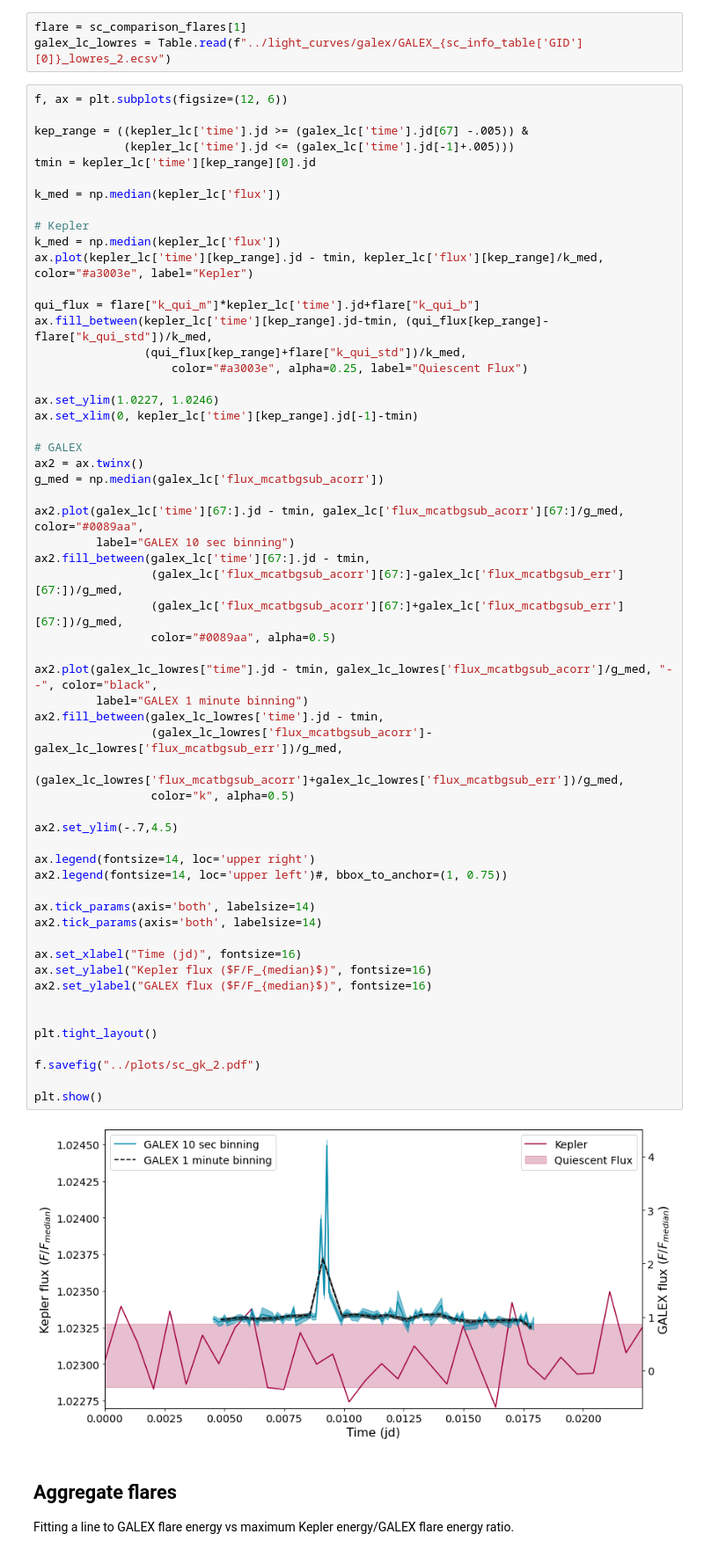
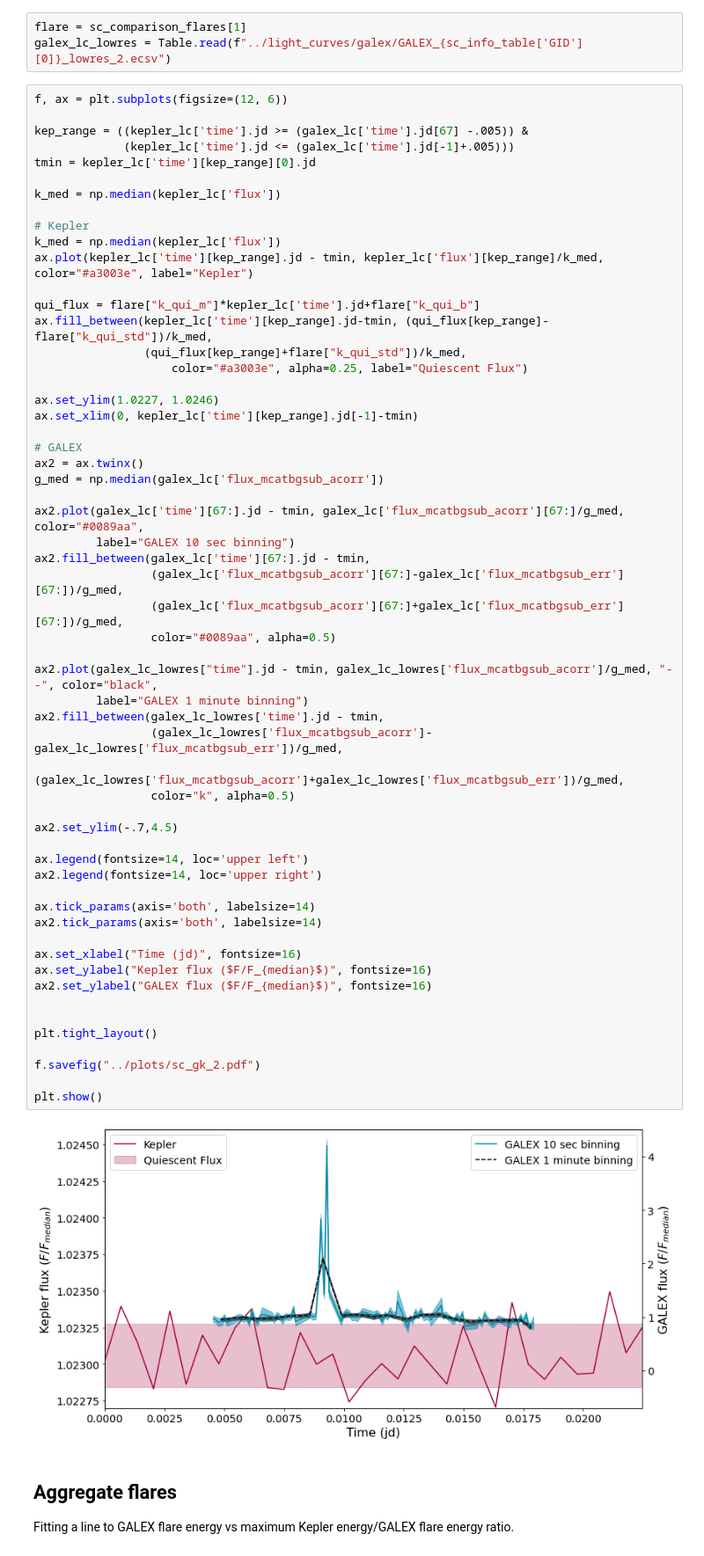
Before and after one commit to ceb8/optical_nuv_multiwavelength_flare_study, a Jupyter notebook: notebooks/10_Kepler_Nondetections.ipynb, the cells around one changed output. Shown at 88% size. Cells and saved outputs as stored; diff of their text form.

```diff
--- a/notebooks/10_Kepler_Nondetections.ipynb
+++ b/notebooks/10_Kepler_Nondetections.ipynb
@@ -553,36 +553,36 @@ ax2.plot(galex_lc['time'][67:].jd - tmin, galex_lc['flux_mcatbgsub_acorr'][67:]/
          label="GALEX 10 sec binning")
 ax2.fill_between(galex_lc['time'][67:].jd - tmin,
                  (galex_lc['flux_mcatbgsub_acorr'][67:]-galex_lc['flux_mcatbgsub_err'][67:])/g_med,
                  (galex_lc['flux_mcatbgsub_acorr'][67:]+galex_lc['flux_mcatbgsub_err'][67:])/g_med,
                  color="#0089aa", alpha=0.5)
 
 ax2.plot(galex_lc_lowres["time"].jd - tmin, galex_lc_lowres['flux_mcatbgsub_acorr']/g_med, "--", color="black",
          label="GALEX 1 minute binning")
 ax2.fill_between(galex_lc_lowres['time'].jd - tmin,
                  (galex_lc_lowres['flux_mcatbgsub_acorr']-galex_lc_lowres['flux_mcatbgsub_err'])/g_med,
                  (galex_lc_lowres['flux_mcatbgsub_acorr']+galex_lc_lowres['flux_mcatbgsub_err'])/g_med,
                  color="k", alpha=0.5)
 
 ax2.set_ylim(-.7,4.5)
 
-ax.legend(fontsize=14, loc='upper right')
-ax2.legend(fontsize=14, loc='upper left')#, bbox_to_anchor=(1, 0.75))
+ax.legend(fontsize=14, loc='upper left')
+ax2.legend(fontsize=14, loc='upper right')
 
 ax.tick_params(axis='both', labelsize=14)
 ax2.tick_params(axis='both', labelsize=14)
 
 ax.set_xlabel("Time (jd)", fontsize=16)
 ax.set_ylabel("Kepler flux ($F/F_{median}$)", fontsize=16)
 ax2.set_ylabel("GALEX flux ($F/F_{median}$)", fontsize=16)
 
 
 plt.tight_layout()
 
 f.savefig("../plots/sc_gk_2.pdf")
 
 plt.show()
 # %% [output]
-[figure, old version]
+[figure, new version]
 # %% [markdown]
 ## Aggregate flares
 
```
